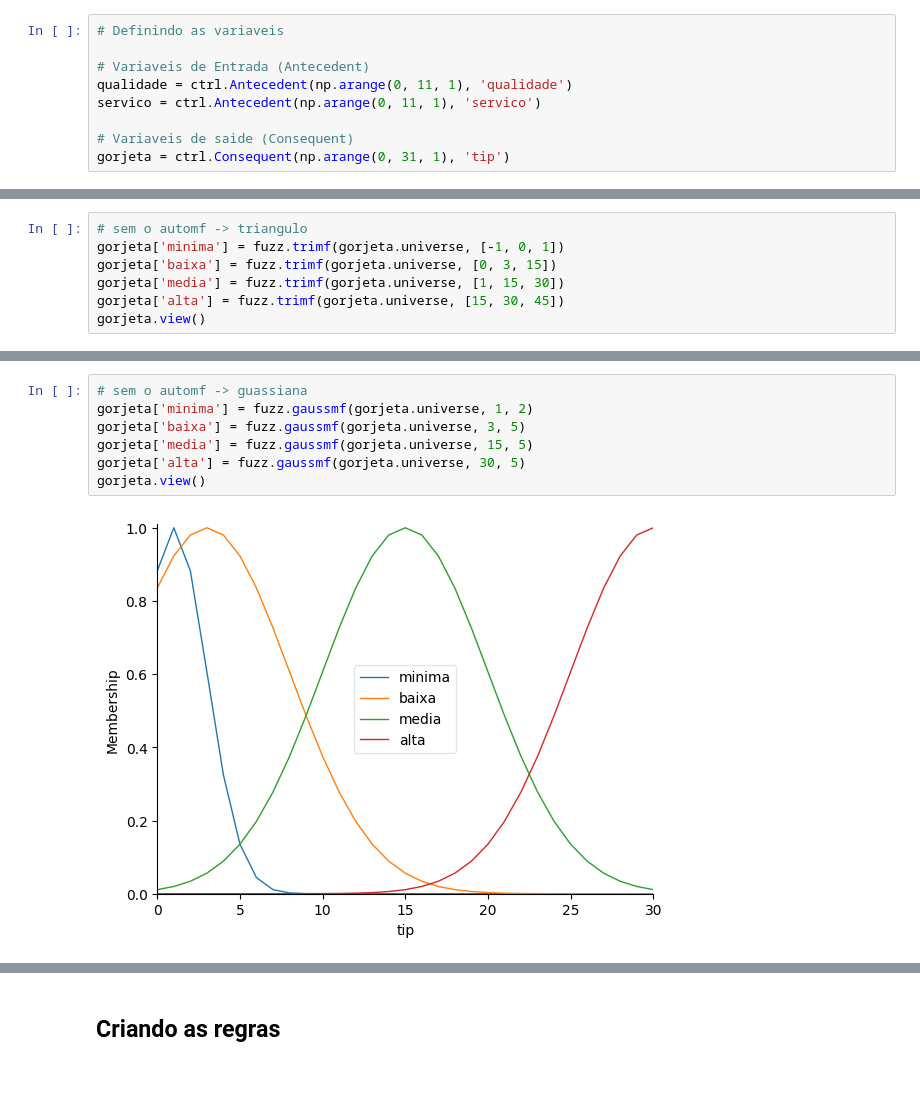
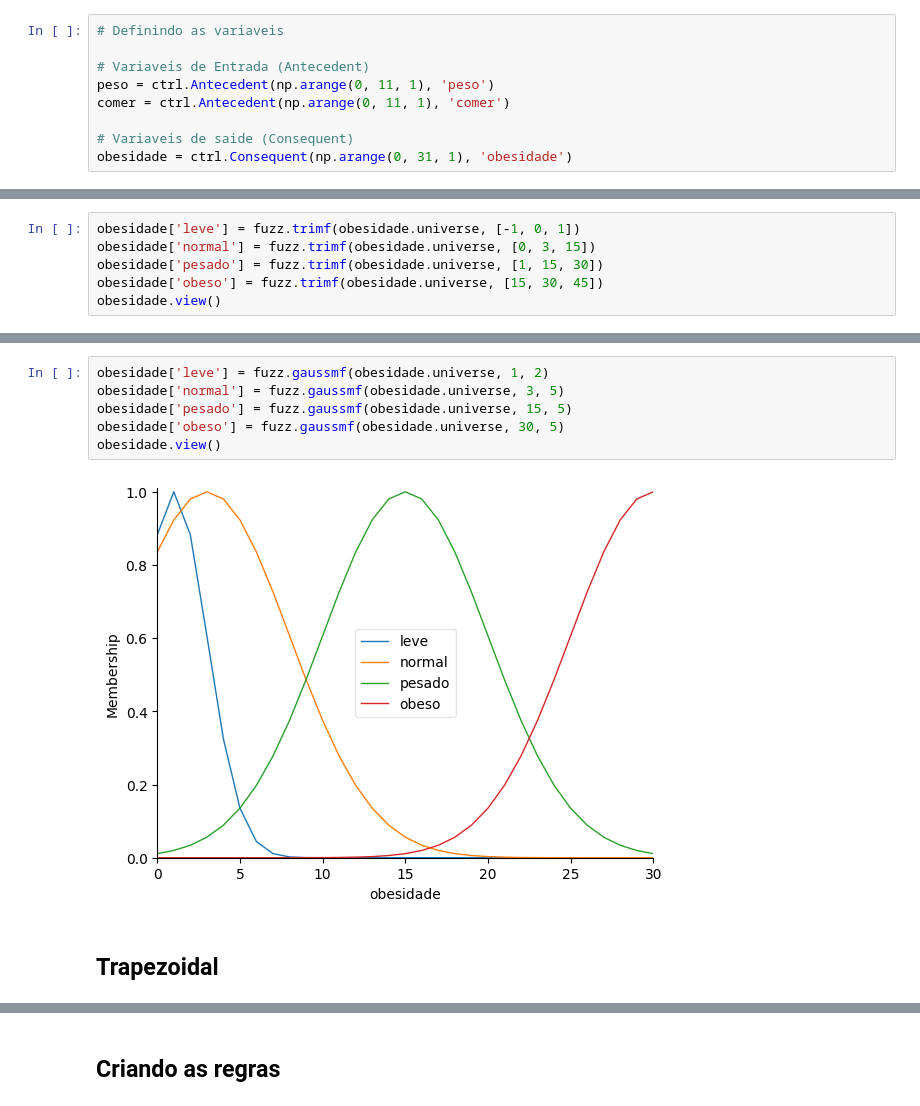
Before and after one commit to AlvarocJesus/IA_Robotica_Laboratorio, a Jupyter notebook: lab4/lab4.ipynb, the cells around one changed output, grey strips where cells are left out. Saved outputs shown, nothing was run; the diff lists cells and outputs as text; blank space fills up the shorter version.

```diff
--- a/lab4/lab4.ipynb
+++ b/lab4/lab4.ipynb
@@ -14,8 +31,8 @@ Note: you may need to restart the kernel to use updated packages.
 # Definindo as variaveis
 
 # Variaveis de Entrada (Antecedent)
-qualidade = ctrl.Antecedent(np.arange(0, 11, 1), 'qualidade')
-servico = ctrl.Antecedent(np.arange(0, 11, 1), 'servico')
+peso = ctrl.Antecedent(np.arange(0, 11, 1), 'peso')
+comer = ctrl.Antecedent(np.arange(0, 11, 1), 'comer')
 
 # Variaveis de saide (Consequent)
-gorjeta = ctrl.Consequent(np.arange(0, 31, 1), 'tip')
+obesidade = ctrl.Consequent(np.arange(0, 31, 1), 'obesidade')
@@ -36,8 +48,7 @@ qualidade.view()
 # %%
-# sem o automf -> triangulo
-gorjeta['minima'] = fuzz.trimf(gorjeta.universe, [-1, 0, 1])
-gorjeta['baixa'] = fuzz.trimf(gorjeta.universe, [0, 3, 15])
-gorjeta['media'] = fuzz.trimf(gorjeta.universe, [1, 15, 30])
-gorjeta['alta'] = fuzz.trimf(gorjeta.universe, [15, 30, 45])
-gorjeta.view()
+obesidade['leve'] = fuzz.trimf(obesidade.universe, [-1, 0, 1])
+obesidade['normal'] = fuzz.trimf(obesidade.universe, [0, 3, 15])
+obesidade['pesado'] = fuzz.trimf(obesidade.universe, [1, 15, 30])
+obesidade['obeso'] = fuzz.trimf(obesidade.universe, [15, 30, 45])
+obesidade.view()
 # %% [output]
@@ -45,10 +58,11 @@ gorjeta.view()
 # %%
-# sem o automf -> guassiana
-gorjeta['minima'] = fuzz.gaussmf(gorjeta.universe, 1, 2)
-gorjeta['baixa'] = fuzz.gaussmf(gorjeta.universe, 3, 5)
-gorjeta['media'] = fuzz.gaussmf(gorjeta.universe, 15, 5)
-gorjeta['alta'] = fuzz.gaussmf(gorjeta.universe, 30, 5)
-gorjeta.view()
+obesidade['leve'] = fuzz.gaussmf(obesidade.universe, 1, 2)
+obesidade['normal'] = fuzz.gaussmf(obesidade.universe, 3, 5)
+obesidade['pesado'] = fuzz.gaussmf(obesidade.universe, 15, 5)
+obesidade['obeso'] = fuzz.gaussmf(obesidade.universe, 30, 5)
+obesidade.view()
 # %% [output]
-[figure, old version]
+[figure, new version]
+# %% [markdown]
+## Trapezoidal
 # %%
```
Also changed, not shown: parts of 17 cells of this notebook, 3 other files.
